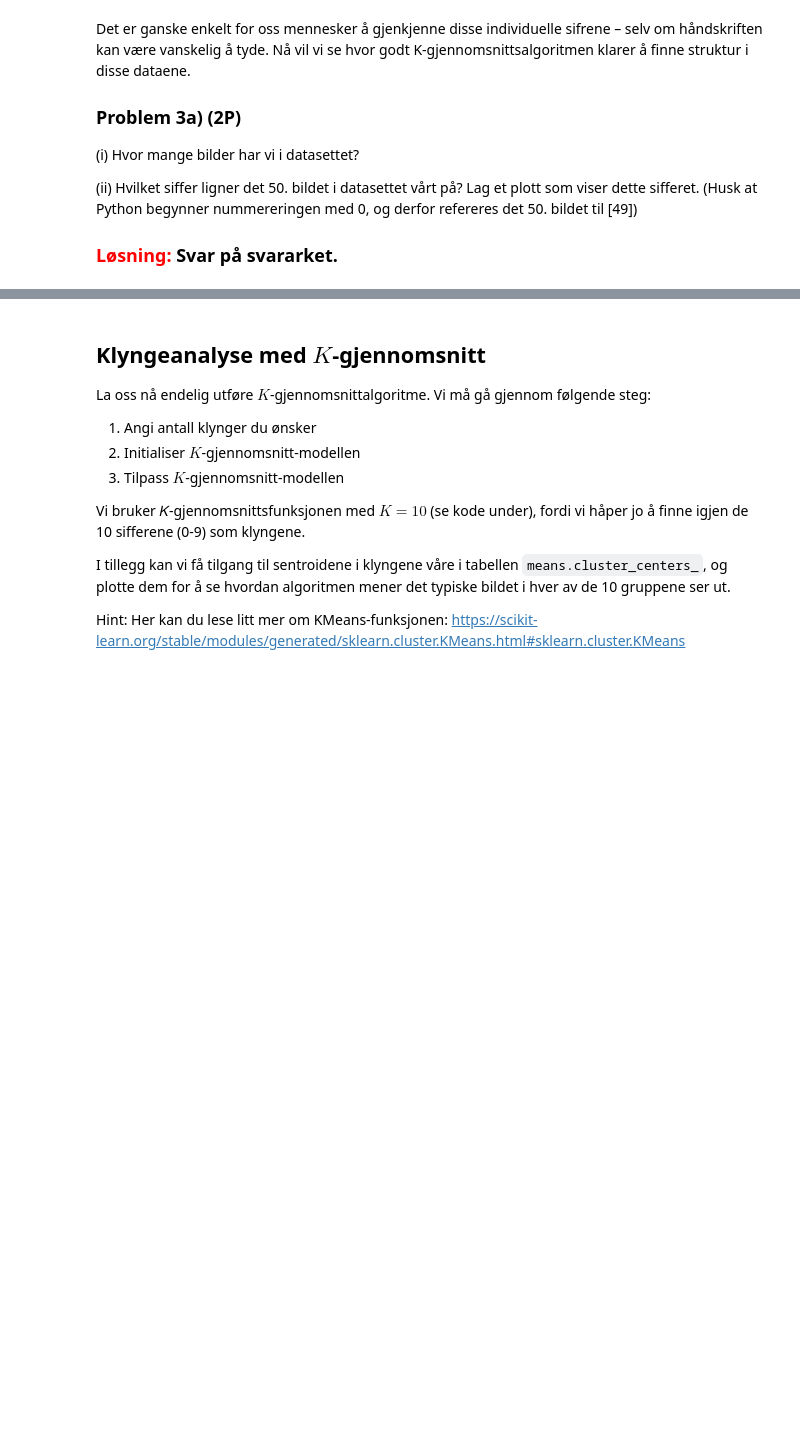
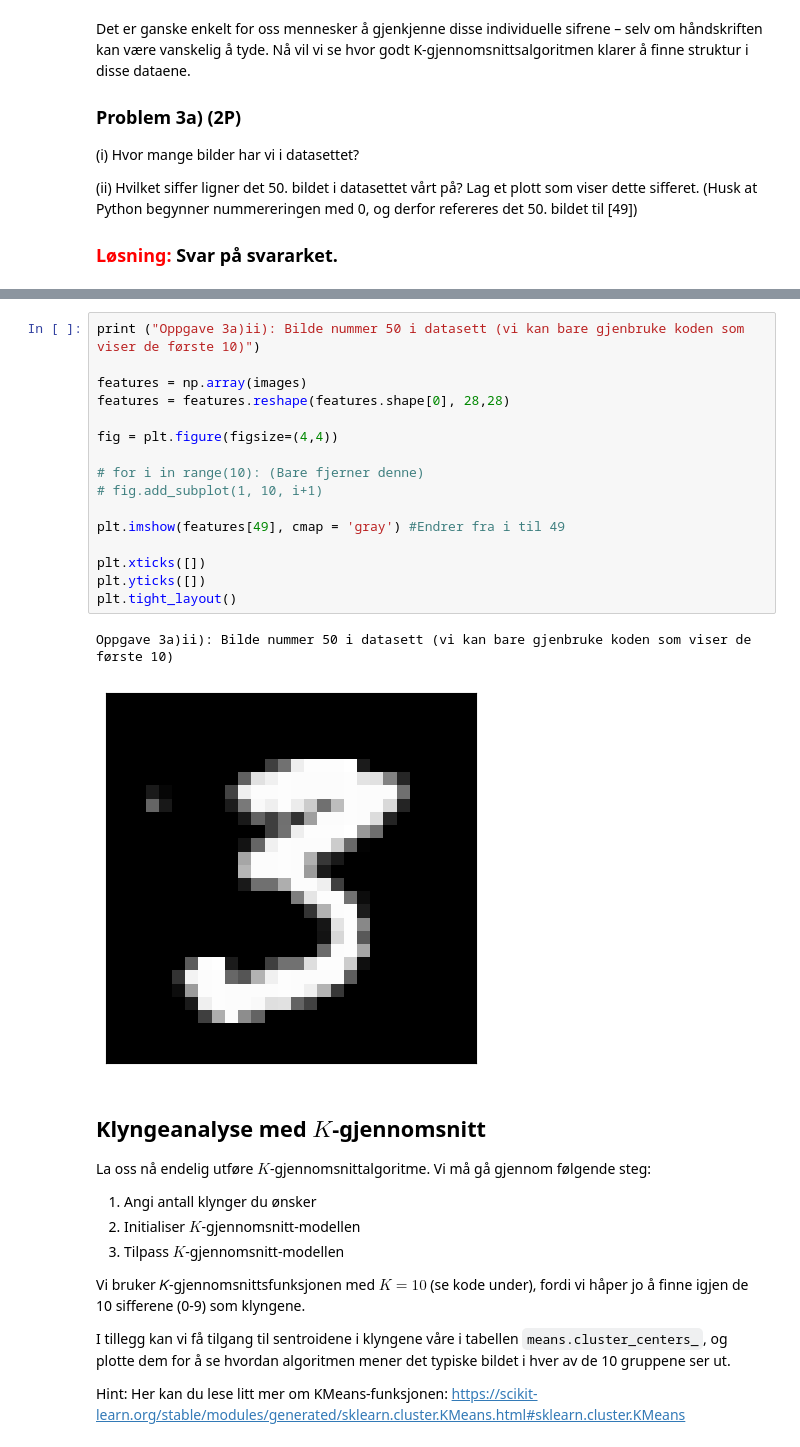
Before and after one commit to TheRiced/ISTT1003-stat, a Jupyter notebook: Prosjekt_oppgave_3.ipynb, the cells around one changed output, grey strips where cells are left out. Cells and saved outputs as stored; diff of their text form; blank space fills up the shorter version.

Commit message:
feat(Ferdig_oppgave): :sparkles: Oppgave 3a) fullført
Oppgave i) og ii) skrevet i Jupyter og inn i løsnings-dokumentet

3a

```diff
--- a/Prosjekt_oppgave_3.ipynb
+++ b/Prosjekt_oppgave_3.ipynb
@@ -111,3 +123,22 @@ Det er ganske enkelt for oss mennesker å gjenkjenne disse individuelle sifrene
+# %%
+print ("Oppgave 3a)ii): Bilde nummer 50 i datasett (vi kan bare gjenbruke koden som viser de første 10)")
+
+features = np.array(images)
+features = features.reshape(features.shape[0], 28,28)
+
+fig = plt.figure(figsize=(4,4))
+
+# for i in range(10): (Bare fjerner denne)
+# fig.add_subplot(1, 10, i+1)
+
+plt.imshow(features[49], cmap = 'gray') #Endrer fra i til 49
+
+plt.xticks([])
+plt.yticks([])
+plt.tight_layout()
+# %% [output]
+Oppgave 3a)ii): Bilde nummer 50 i datasett (vi kan bare gjenbruke koden som viser de første 10)
+[figure, added]
 # %% [markdown]
 ## Klyngeanalyse med $K$-gjennomsnitt
 
```
Also changed, not shown: parts of 2 cells of this notebook, 1 other file.
